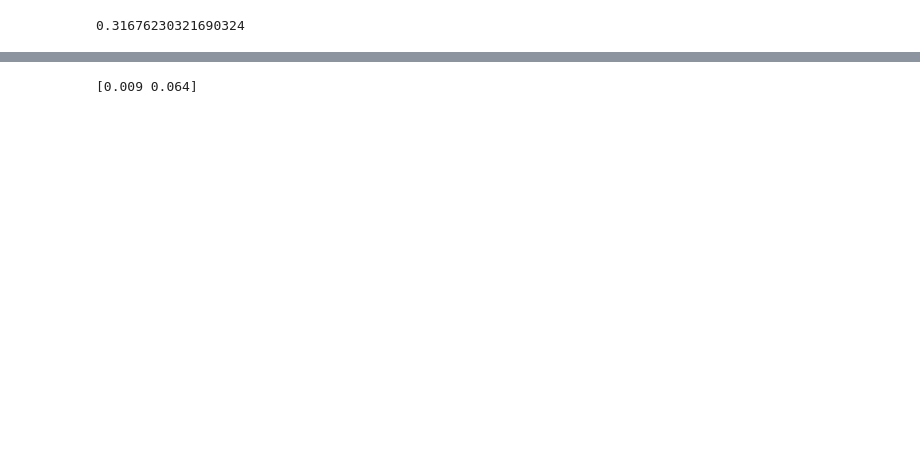
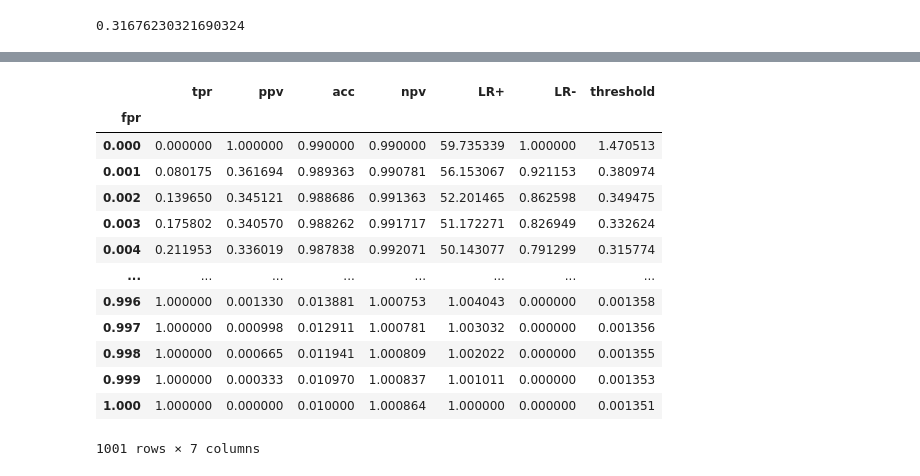
Before and after one commit to zeroknowledgediscovery/zedstat, a Jupyter notebook: examples/example1.ipynb, the cells around one changed output, grey strips where cells are left out. Cells and saved outputs as stored; diff of their text form; code cells hidden in the pictures; blank space fills up the shorter version.

```diff
--- a/examples/example1.ipynb
+++ b/examples/example1.ipynb
@@ -89,7 +89,18 @@ Text(0, 0.5, 'pvalue')
-# %%
-wf=zt.get()
-fopr=zt.operating_zone(LRminus=.65).fpr.values
-wf=wf.loc[fopr[0]:fopr[1]]
-print(fopr)
-# %% [output]
-[0.009 0.064]
+# %%
+wf=zt.get()
+wf
+# %% [output]
+|  | tpr | ppv | acc | npv | LR+ | LR- | threshold |
+| fpr |  |  |  |  |  |  |  |
+| 0.000 | 0.000000 | 1.000000 | 0.990000 | 0.990000 | 59.735339 | 1.000000 | 1.470513 |
+| 0.001 | 0.080175 | 0.361694 | 0.989363 | 0.990781 | 56.153067 | 0.921153 | 0.380974 |
+| 0.002 | 0.139650 | 0.345121 | 0.988686 | 0.991363 | 52.201465 | 0.862598 | 0.349475 |
+| 0.003 | 0.175802 | 0.340570 | 0.988262 | 0.991717 | 51.172271 | 0.826949 | 0.332624 |
+| 0.004 | 0.211953 | 0.336019 | 0.987838 | 0.992071 | 50.143077 | 0.791299 | 0.315774 |
+| ... | ... | ... | ... | ... | ... | ... | ... |
+| 0.996 | 1.000000 | 0.001330 | 0.013881 | 1.000753 | 1.004043 | 0.000000 | 0.001358 |
+| 0.997 | 1.000000 | 0.000998 | 0.012911 | 1.000781 | 1.003032 | 0.000000 | 0.001356 |
+| 0.998 | 1.000000 | 0.000665 | 0.011941 | 1.000809 | 1.002022 | 0.000000 | 0.001355 |
+| 0.999 | 1.000000 | 0.000333 | 0.010970 | 1.000837 | 1.001011 | 0.000000 | 0.001353 |
+| 1.000 | 1.000000 | 0.000000 | 0.010000 | 1.000864 | 1.000000 | 0.000000 | 0.001351 |
+1001 rows × 7 columns
```
Also changed, not shown: parts of 12 cells of this notebook, 10 other files.
